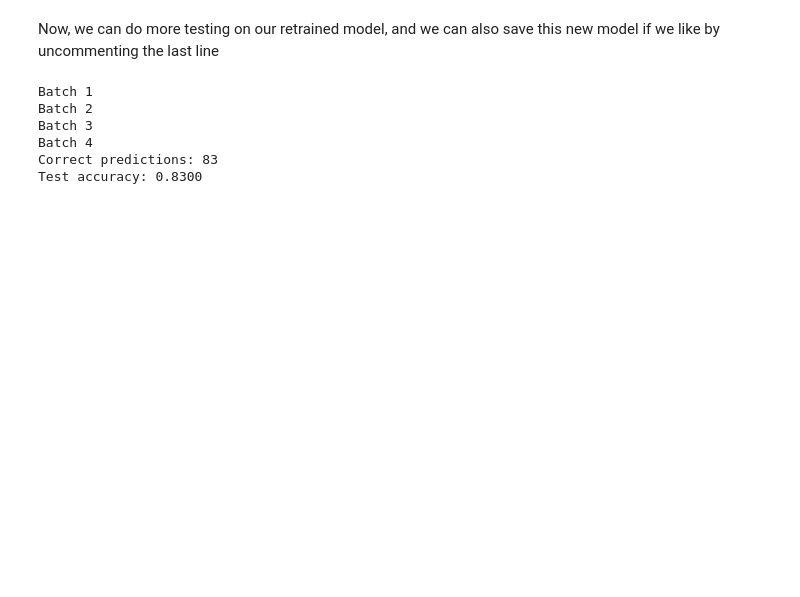
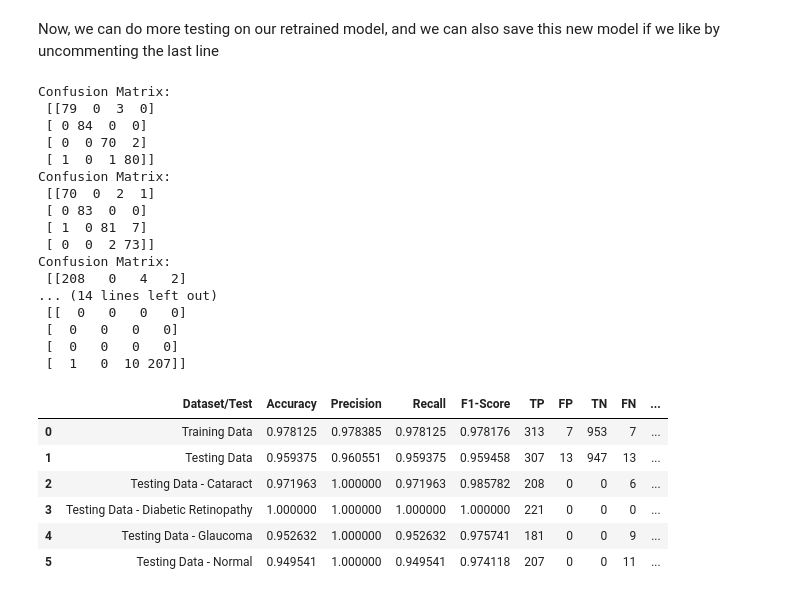
Before and after one commit to Josh9722/Eye-Disease-Classifier, a Jupyter notebook: AlexNetAttempt.ipynb, the cells around one changed output. Drawn from its saved outputs; the diff is of its cells as text; code cells hidden in the pictures; blank space fills up the shorter version.

```diff
--- a/AlexNetAttempt.ipynb
+++ b/AlexNetAttempt.ipynb
@@ -208,13 +239,64 @@ KeyboardInterrupt:
 # %% [markdown]
 Now, we can do more testing on our retrained model, and we can also save this new model if we like by uncommenting the last line
-# %%
-test_model(pre_trained_alexnet_model, test_loader, number_of_images = 100) # Test the model on 100 images from the test dataset
-
-#torch.save(pre_trained_alexnet_model, 'AlexNet_model1.pth') # Save the model to a new file name
-# %% [output]
-Batch 1
-Batch 2
-Batch 3
-Batch 4
-Correct predictions: 83
-Test accuracy: 0.8300
+# %%
+import torch
+import pandas as pd
+
+
+results = []
+
+datasets = [
+    ("Training Data", None),
+    ("Testing Data", None),
+    ("Testing Data - Cataract", 0),
+    ("Testing Data - Diabetic Retinopathy", 1),
+    ("Testing Data - Glaucoma", 2),
+    ("Testing Data - Normal", 3)
+]
+
+for name, class_label in datasets:
+    metrics = test_model(trained_alexnet_model, test_loader, number_of_images=300, class_label=class_label)
+    results.append([
+        name,
+        metrics["Accuracy"],
+        metrics["Precision"],
+        metrics["Recall"],
+        metrics["F1-Score"],
+        metrics["TP"],
+        metrics["FP"],
+        metrics["TN"],
+        metrics["FN"],
+        metrics["Total_Images"]
+    ])
+
+# Display Enhanced Table
+df = pd.DataFrame(results, columns=[
+    "Dataset/Test", "Accuracy", "Precision", "Recall", "F1-Score",
+    "TP", "FP", "TN", "FN", "Total_Images"
+])
+display(df)
+# %% [output]
+Confusion Matrix:
+ [[79  0  3  0]
+ [ 0 84  0  0]
+ [ 0  0 70  2]
+ [ 1  0  1 80]]
+Confusion Matrix:
+ [[70  0  2  1]
+ [ 0 83  0  0]
+ [ 1  0 81  7]
+ [ 0  0  2 73]]
+Confusion Matrix:
+ [[208   0   4   2]
+... (14 lines left out)
+ [[  0   0   0   0]
+ [  0   0   0   0]
+ [  0   0   0   0]
+ [  1   0  10 207]]
+|  | Dataset/Test | Accuracy | Precision | Recall | F1-Score | TP | FP | TN | FN | ... |
+| 0 | Training Data | 0.978125 | 0.978385 | 0.978125 | 0.978176 | 313 | 7 | 953 | 7 | ... |
+| 1 | Testing Data | 0.959375 | 0.960551 | 0.959375 | 0.959458 | 307 | 13 | 947 | 13 | ... |
+| 2 | Testing Data - Cataract | 0.971963 | 1.000000 | 0.971963 | 0.985782 | 208 | 0 | 0 | 6 | ... |
+| 3 | Testing Data - Diabetic Retinopathy | 1.000000 | 1.000000 | 1.000000 | 1.000000 | 221 | 0 | 0 | 0 | ... |
+| 4 | Testing Data - Glaucoma | 0.952632 | 1.000000 | 0.952632 | 0.975741 | 181 | 0 | 0 | 9 | ... |
+| 5 | Testing Data - Normal | 0.949541 | 1.000000 | 0.949541 | 0.974118 | 207 | 0 | 0 | 11 | ... |
```
Also changed, not shown: parts of 12 cells of this notebook, 1 other file.
